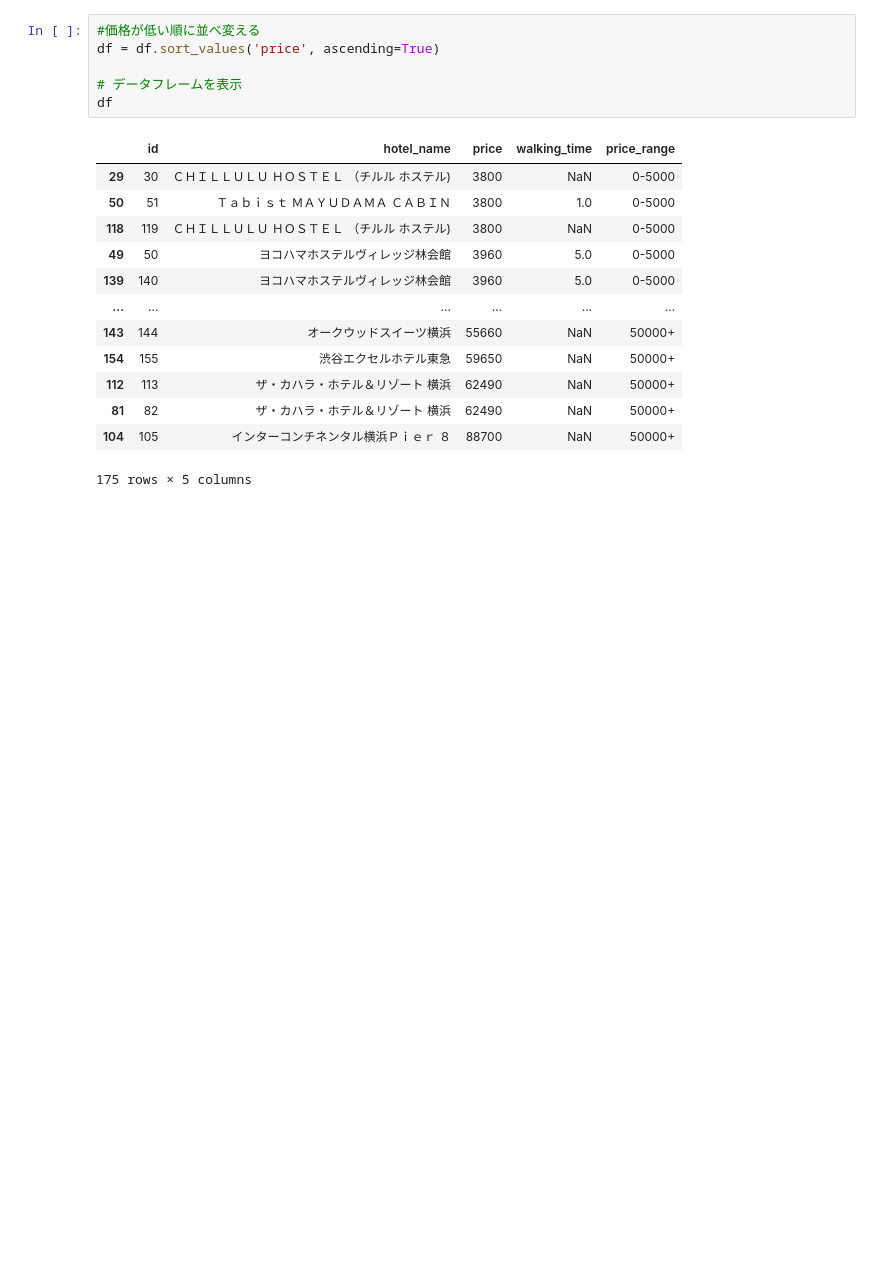
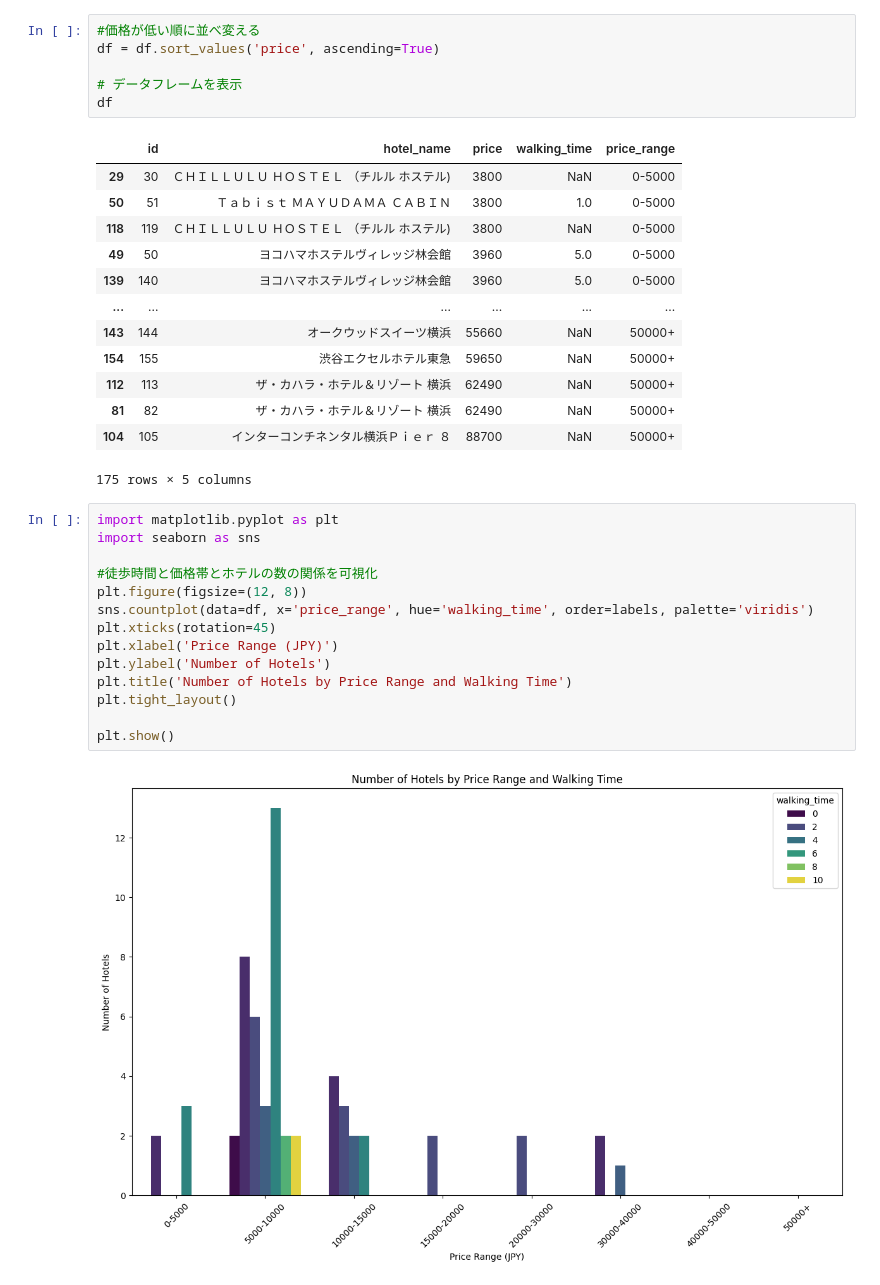
Before and after one commit to 3241Kanaha/dspro, a Jupyter notebook: trip.ipynb, the cells around one changed output. Cells and saved outputs as stored; diff of their text form; blank space fills up the shorter version.

```diff
--- a/trip.ipynb
+++ b/trip.ipynb
@@ -281,3 +281,19 @@ df
 | 81 | 82 | ザ・カハラ・ホテル＆リゾート 横浜 | 62490 | NaN | 50000+ |
 | 104 | 105 | インターコンチネンタル横浜Ｐｉｅｒ ８ | 88700 | NaN | 50000+ |
 175 rows × 5 columns
+# %%
+import matplotlib.pyplot as plt
+import seaborn as sns
+
+#徒歩時間と価格帯とホテルの数の関係を可視化
+plt.figure(figsize=(12, 8))
+sns.countplot(data=df, x='price_range', hue='walking_time', order=labels, palette='viridis')
+plt.xticks(rotation=45)
+plt.xlabel('Price Range (JPY)')
+plt.ylabel('Number of Hotels')
+plt.title('Number of Hotels by Price Range and Walking Time')
+plt.tight_layout()
+
+plt.show()
+# %% [output]
+[figure, added]
```
